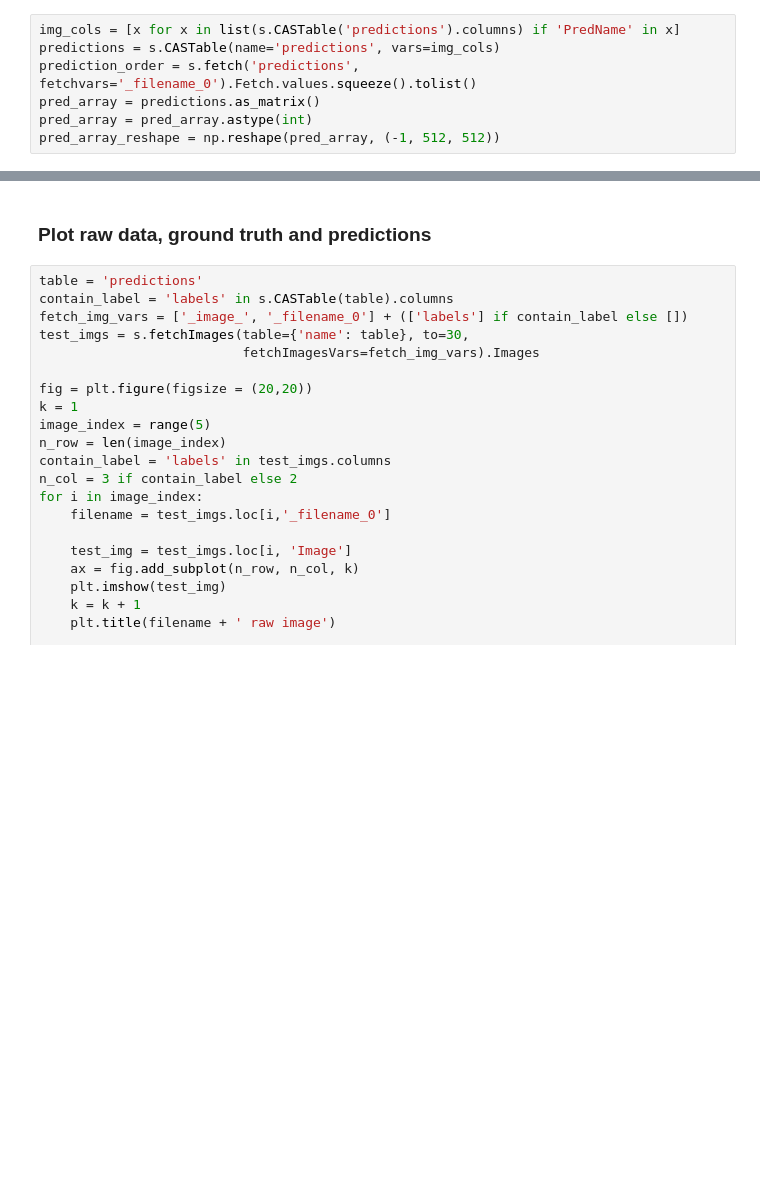
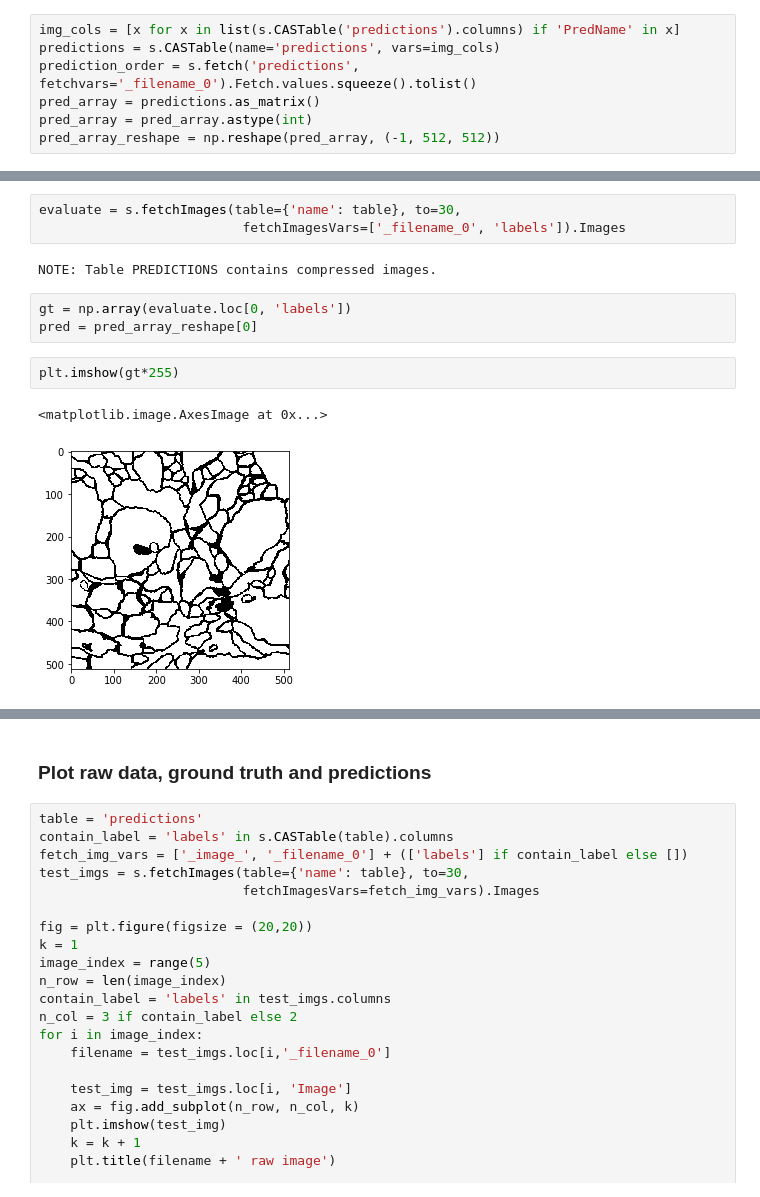
Before and after one commit to wenyushi/unet, a Jupyter notebook: unet_network_512.ipynb, the cells around one changed output, grey strips where cells are left out. Cells and saved outputs as stored; diff of their text form; blank space fills up the shorter version.

```diff
--- a/unet_network_512.ipynb
+++ b/unet_network_512.ipynb
@@ -277,0 +377,13 @@ pred_array_reshape = np.reshape(pred_array, (-1, 512, 512))
+# %%
+evaluate = s.fetchImages(table={'name': table}, to=30,
+                          fetchImagesVars=['_filename_0', 'labels']).Images
+# %% [output]
+NOTE: Table PREDICTIONS contains compressed images.
+# %%
+gt = np.array(evaluate.loc[0, 'labels'])
+pred = pred_array_reshape[0]
+# %%
+plt.imshow(gt*255)
+# %% [output]
+<matplotlib.image.AxesImage at 0x...>
+[figure, added]
```
Also changed, not shown: parts of 9 cells of this notebook.
